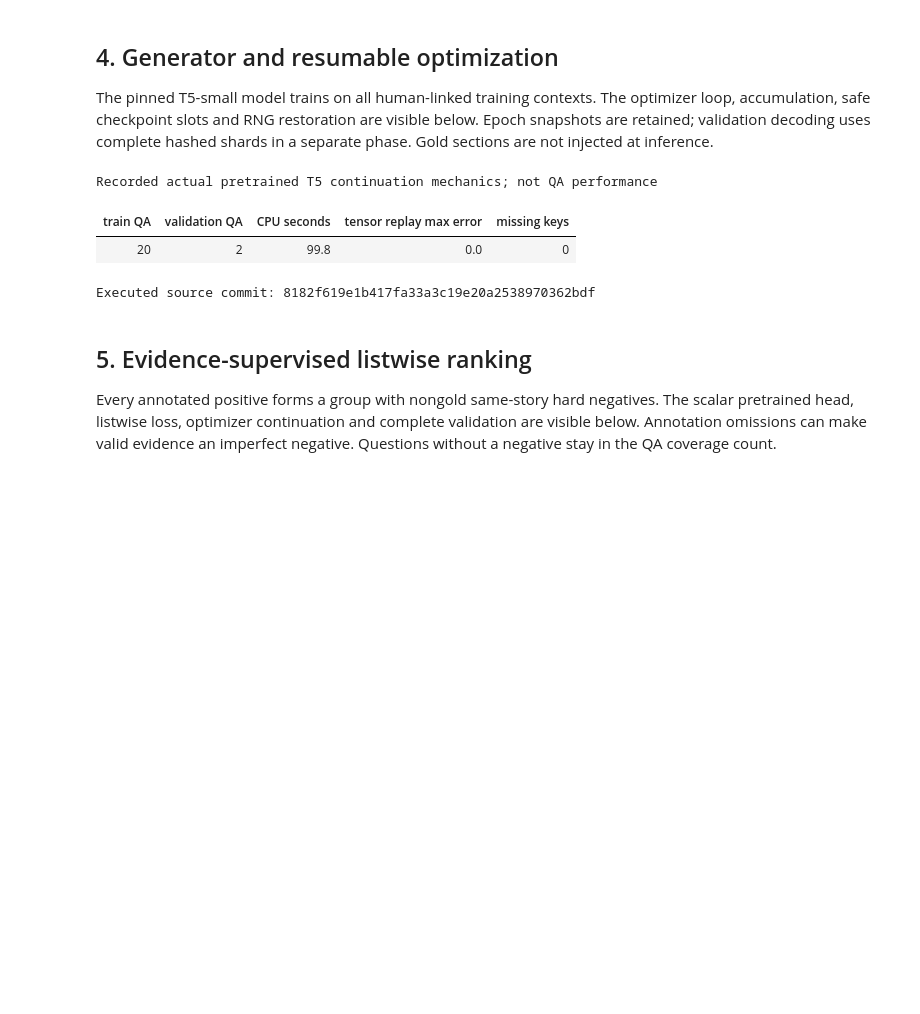
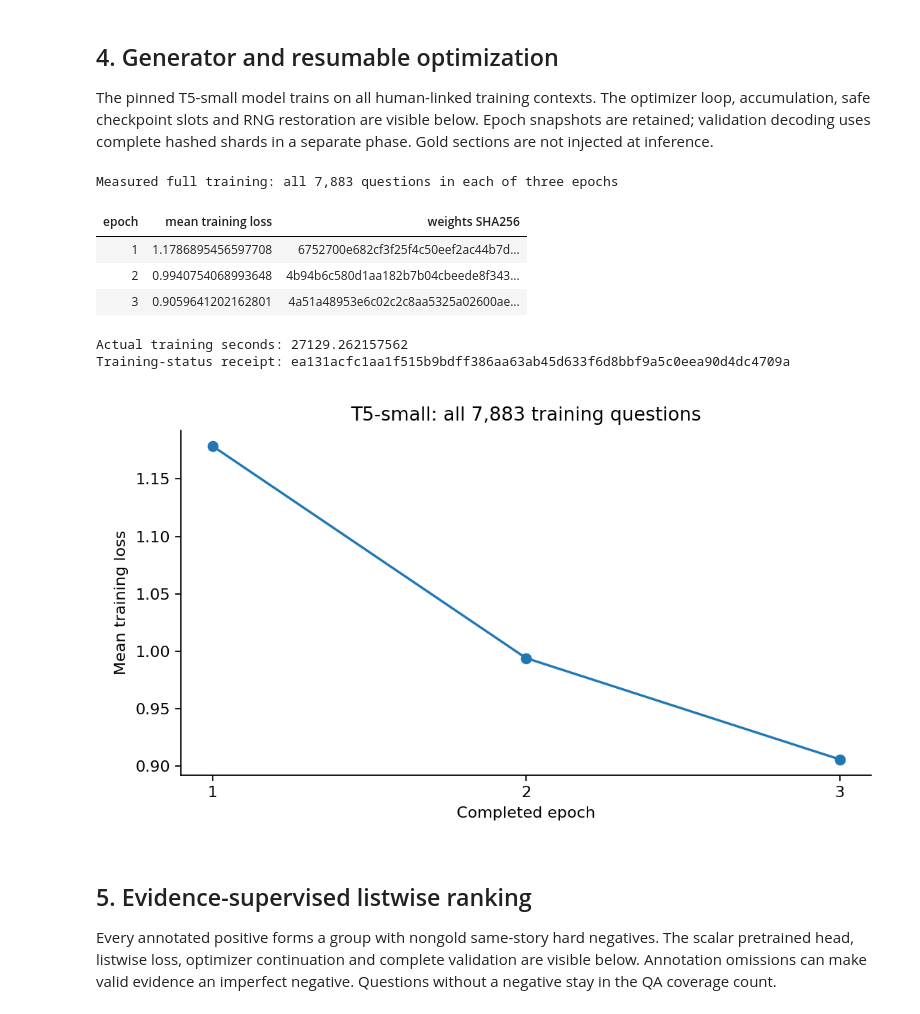
Before and after one commit to Ayano123587/thematic-literature-rag, a Jupyter notebook: notebooks/00_main_literature_rag.ipynb, the cells around one changed output. Cells and saved outputs as stored; diff of their text form; code cells hidden in the pictures; blank space fills up the shorter version.

```diff
--- a/notebooks/00_main_literature_rag.ipynb
+++ b/notebooks/00_main_literature_rag.ipynb
@@ -2086,34 +2086,30 @@ def validate_generator_epoch(
     atomic_json(output / "validation-status.json", status)
     return status
 # %%
-smoke = read_json("docs/full-training-readiness.json")
+training = read_json("docs/full-generator-training.json")
+assert training["training_complete"] is True and training["training_questions"] == 7883
+assert training["epochs_required"] == 3 and training["test_accessed"] is False
 table(
-    [
-        {
-            "train QA": smoke["train_QA"],
-            "validation QA": smoke["validation_QA"],
-            "CPU seconds": round(smoke["elapsed_seconds"], 2),
-            "tensor replay max error": smoke["tensor_replay_max_abs_difference"],
-            "missing keys": len(smoke["strict_loading_info"]["missing_keys"]),
-        }
-    ],
-    [
-        "train QA",
-        "validation QA",
-        "CPU seconds",
-        "tensor replay max error",
-        "missing keys",
-    ],
-    "Recorded actual pretrained T5 continuation mechanics; not QA performance",
+    [{"epoch": row["epoch"], "mean training loss": row["mean_train_loss"],
+      "weights SHA256": row["weights_sha256"]} for row in training["checkpoints"] if row["epoch"] > 0],
+    ["epoch", "mean training loss", "weights SHA256"],
+    "Measured full training: all 7,883 questions in each of three epochs",
 )
-print("Executed source commit:", smoke["executed_source_commit"])
+print("Actual training seconds:", training["seconds"])
+print("Training-status receipt:", training["training_status_sha256"])
+from IPython.display import Image, display
+display(Image(filename=str(ROOT / "assets/plots/full-generator-training-loss.png")))
 if RUN_TRAIN:
     train_generator_full(STAGED, PROTOCOL, RUN_DIR)
 # %% [output]
-Recorded actual pretrained T5 continuation mechanics; not QA performance
+Measured full training: all 7,883 questions in each of three epochs
-| train QA | validation QA | CPU seconds | tensor replay max error | missing keys |
-| 20 | 2 | 99.8 | 0.0 | 0 |
+| epoch | mean training loss | weights SHA256 |
+| 1 | 1.1786895456597708 | 6752700e682cf3f25f4c50eef2ac44b7d... |
+| 2 | 0.9940754068993648 | 4b94b6c580d1aa182b7b04cbeede8f343... |
+| 3 | 0.9059641202162801 | 4a51a48953e6c02c2c8aa5325a02600ae... |
-Executed source commit: 8182f619e1b417fa33a3c19e20a2538970362bdf
+Actual training seconds: 27129.262157562
+Training-status receipt: ea131acfc1aa1f515b9bdff386aa63ab45d633f6d8bbf9a5c0eea90d4dc4709a
+[figure, added]
 # %% [markdown]
 ## 5. Evidence-supervised listwise ranking
 
```
Also changed, not shown: parts of 3 cells of this notebook, 23 other files.
